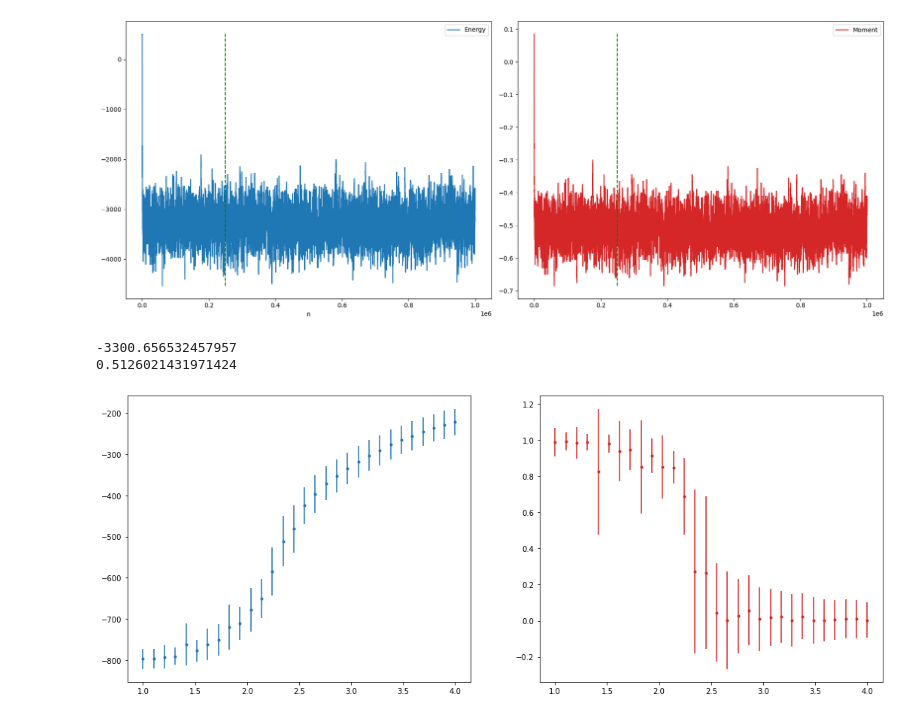
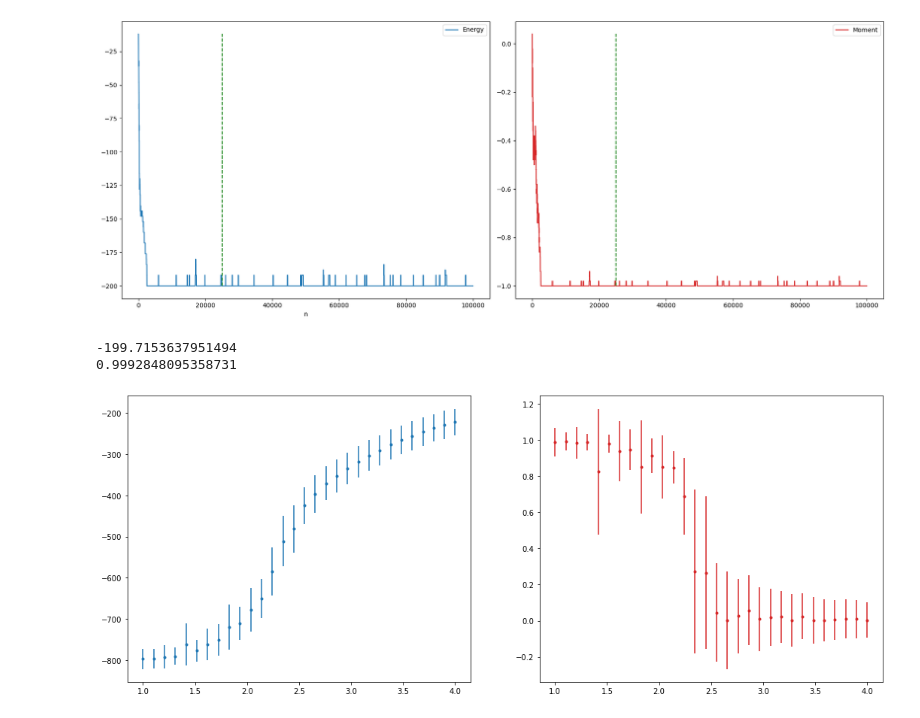
Before and after one commit to SSBNS/Complex_physics_SSBNS, a Jupyter notebook: Ising.ipynb, the cells around one changed output. Drawn from its saved outputs; the diff is of its cells as text; code cells hidden in the pictures.

```diff
--- a/Ising.ipynb
+++ b/Ising.ipynb
@@ -6,7 +6,7 @@ import numpy.random as random
 # 1.9
 import numba
 
-def energy(grid,J,h=0):
+def energy(grid,J=1,h=0):
     up = grid*np.roll(grid,1,0)
     down = grid*np.roll(grid,-1,0)
     left = grid*np.roll(grid,1,1)
@@ -42,3 +42,16 @@ def select(delta_E,T):
             return True
         else:
             return False
+# %%
+random.seed(101)
+grid = 2*random.randint(0,2,size=(2,2))-1
+grid = 2*np.ones((3,3))-1
+print(grid)
+E_old=energy(grid,J=1)
+new_grid = np.copy(grid)
+new_grid[0,0]=grid[1,0]
+E_new=energy(new_grid,J=1)
+print(new_grid)
+#print(energy(grid))
+#print(energy(new_grid))
+print(delta_site_energy(grid,0,0,J=1))
@@ -67,36 +88,36 @@ def one_run(N_site = 20, T=1,n_max=10**4,J=1,h=0):
         s.append(np.sum(grid))
     return [E,s,grid]
 # %%
-T=30
-n_max=10**6
+T=1
+n_max=10**5
 n_0 = int(n_max/4)
-N_site=20
+N_site=10
 J=1
-h=-15
+h=0
 
 E,s,final_grid = one_run(N_site=N_site,T=T,J=J,n_max=n_max,h=h)
 E,s = np.array(E),np.array(s)/(N_site**2)
 
 fig,ax = plt.subplots(1,2,figsize=(18,7))
 x = np.arange(len(E))
 ax[0].plot(x,E,label= "Energy")
 ax[1].plot(x,s,label="Moment",color="tab:red")
 ax[0].set_xlabel("n")
 ax[0].set_xlabel("n")
 y_E = np.linspace(min(E),max(E),2)
 y_s = np.linspace(min(s),max(s),2)
 ax[0].plot([n_0,n_0],y_E,linestyle="dashed",color="green")
 ax[1].plot([n_0,n_0],y_s,linestyle="dashed",color="green")
 ax[0].legend()
 ax[1].legend()
 plt.tight_layout()
 plt.show()
 print(np.mean(E[n_0::]))
 print(abs(np.mean(s[n_0::])))
 # %% [output]
-[figure, old version]
+[figure, new version]
--3300.656532457957
-0.5126021431971424
+-199.7153637951494
+0.9992848095358731
 # %%
 T_list = np.linspace(2,2.5,30)
 
```
Also changed, not shown: parts of 1 cell of this notebook, 3 other files.
